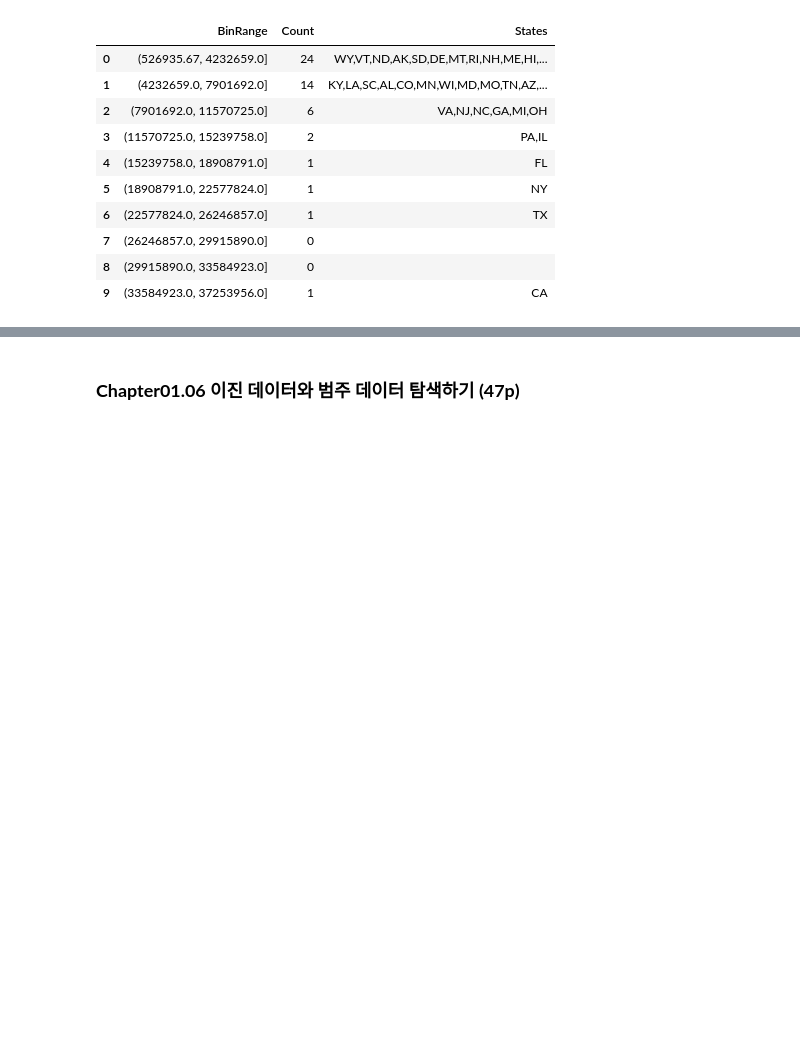
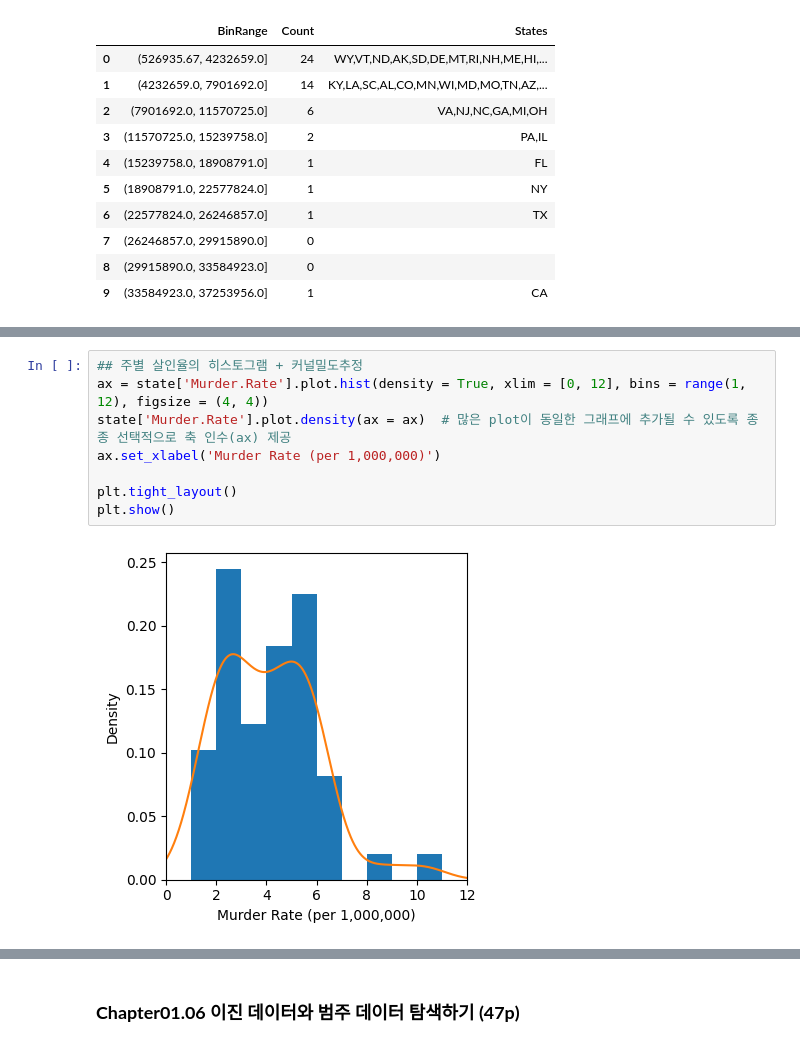
Before and after one commit to LeeYuJoung/Engineering_Mathematics, a Jupyter notebook: 데이터 과학을 위한 통계/Chapter01. 탐색적 데이터 분석.ipynb, the cells around one changed output, grey strips where cells are left out. Cells and saved outputs as stored; diff of their text form; blank space fills up the shorter version.

```diff
--- a/데이터 과학을 위한 통계/Chapter01. 탐색적 데이터 분석.ipynb
+++ b/데이터 과학을 위한 통계/Chapter01. 탐색적 데이터 분석.ipynb
@@ -301,0 +325,10 @@ pd.DataFrame(groups)
+# %%
+## 주별 살인율의 히스토그램 + 커널밀도추정
+ax = state['Murder.Rate'].plot.hist(density = True, xlim = [0, 12], bins = range(1, 12), figsize = (4, 4))
+state['Murder.Rate'].plot.density(ax = ax)  # 많은 plot이 동일한 그래프에 추가될 수 있도록 종종 선택적으로 축 인수(ax) 제공
+ax.set_xlabel('Murder Rate (per 1,000,000)')
+
+plt.tight_layout()
+plt.show()
+# %% [output]
+[figure, added]
```
Also changed, not shown: parts of 38 cells of this notebook, 1 other file.
